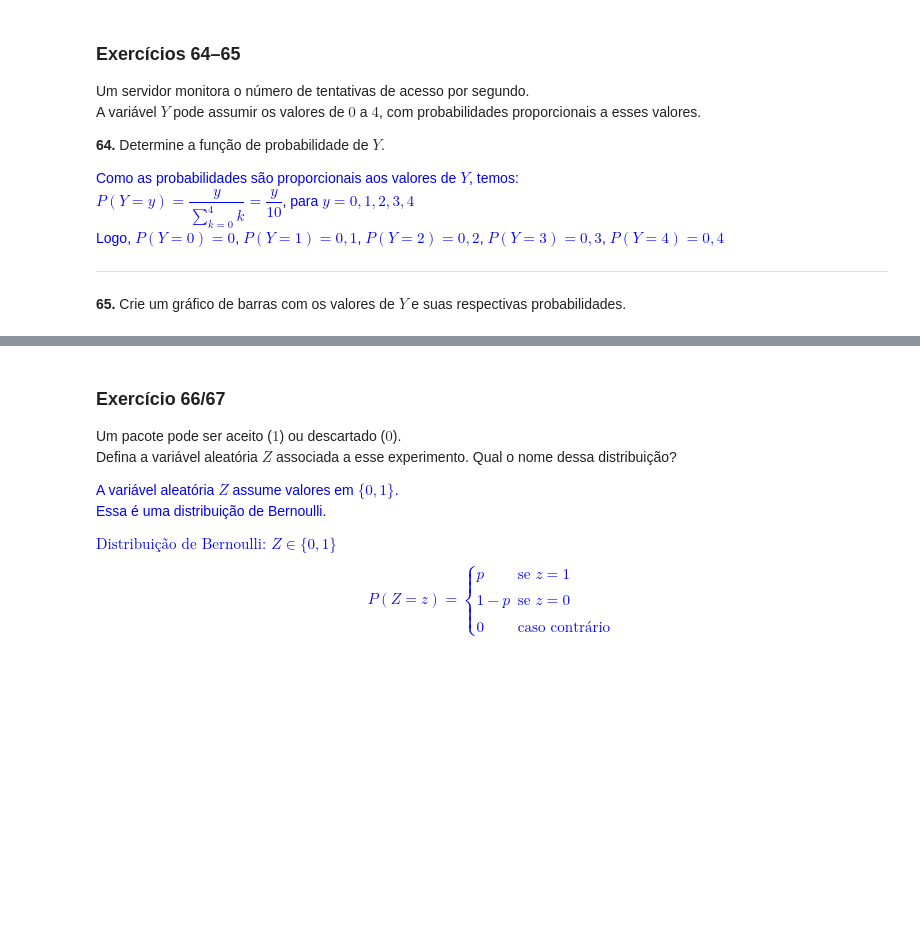
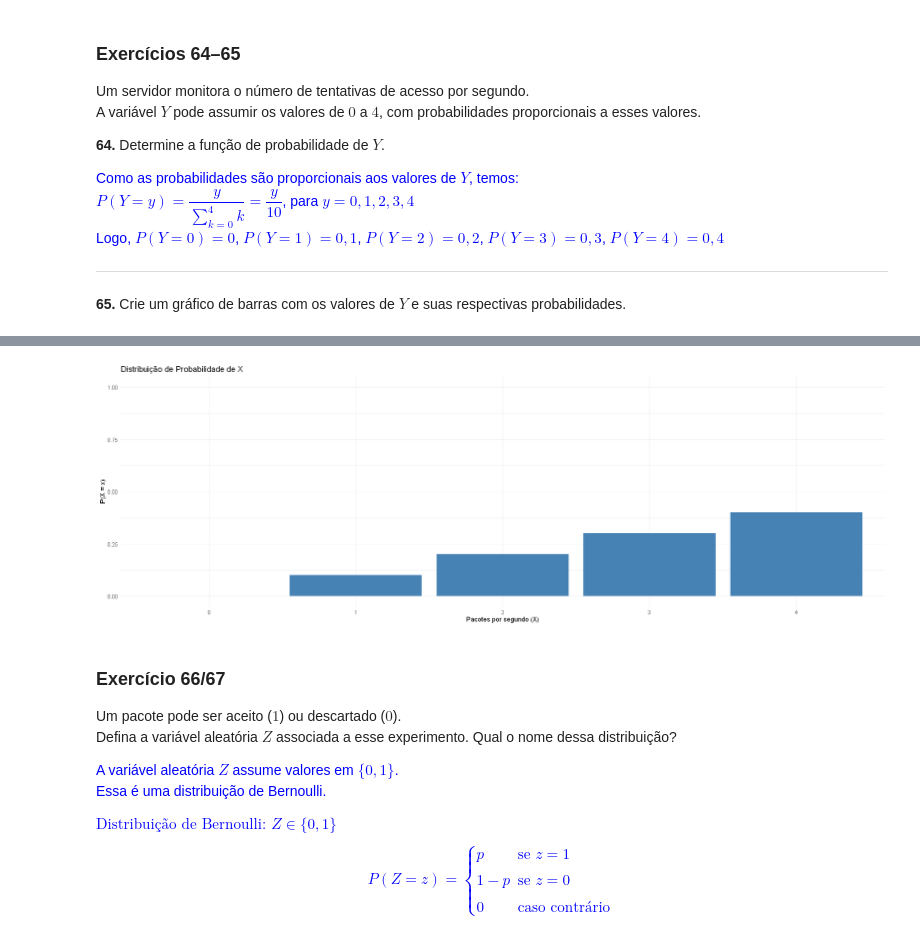
Before and after one commit to cledsonsousa/cledsonsousa.github.io, a Jupyter notebook: files/exercicios_binomial_animado.ipynb, the cells around one changed output, grey strips where cells are left out. Cells and saved outputs as stored; diff of their text form; code cells hidden in the pictures; blank space fills up the shorter version.

```diff
--- a/files/exercicios_binomial_animado.ipynb
+++ b/files/exercicios_binomial_animado.ipynb
@@ -475,34 +476,35 @@ A variável $Y$ pode assumir os valores de $0$ a $4$, com probabilidades proporc
 # %%
 library(ggplot2)
 library(IRdisplay)
 
 # Criar dataframe
 df <- data.frame(X = factor(c(0, 1, 2, 3, 4)), P = c(0.0, 0.1, 0.2, 0.3, 0.4))
 
 # Caminho para salvar o gráfico
 caminho <- "D:/g_drive/docencia/uff/disciplinas/posgrad/vis_rep_data/jupiter/figs/probabilidade_X.png"
 
 # Criar o gráfico
 p <- ggplot(df, aes(x = X, y = P)) +
   geom_bar(stat = "identity", fill = "steelblue") +
   labs(title = "Distribuição de Probabilidade de X",
        x = "Pacotes por segundo (X)", y = "P(X = x)") +
   ylim(0, 1) +
   theme_minimal()
-
+p
 # Salvar no diretório
 ggsave(filename = caminho, plot = p, width = 7, height = 5, dpi = 300)
 
 # Exibir centralizado no notebook
 display_html(sprintf('
 <div style="display: flex; justify-content: center; align-items: center; height: 100vh;">
   <div style="text-align:center">
     <img src="%s" width="700">
   </div>
 </div>
 ', caminho))
 # %% [output]
 [interactive output not drawn]
+[figure, added]
 # %% [markdown]
 ### Exercício 66/67
 
```
Also changed, not shown: parts of 44 cells of this notebook.
